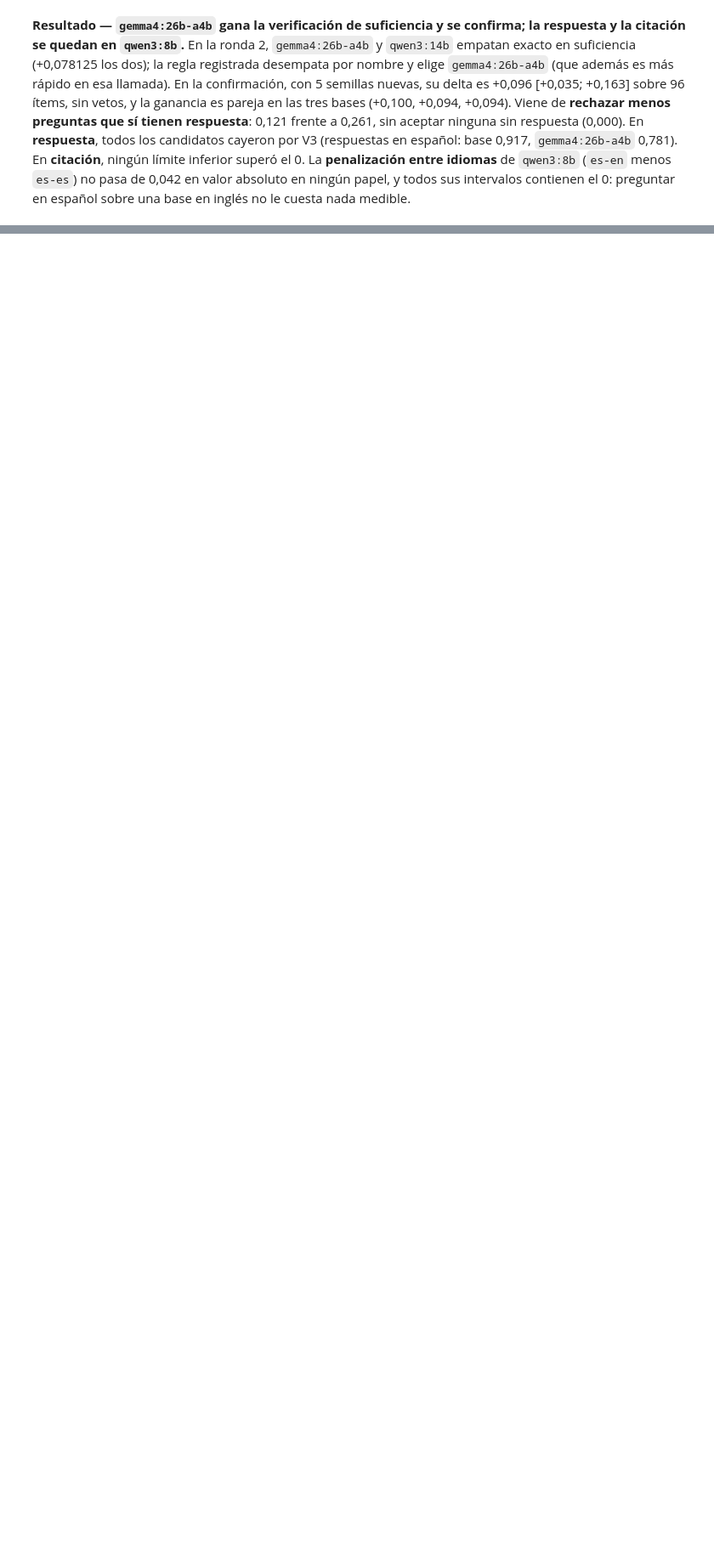
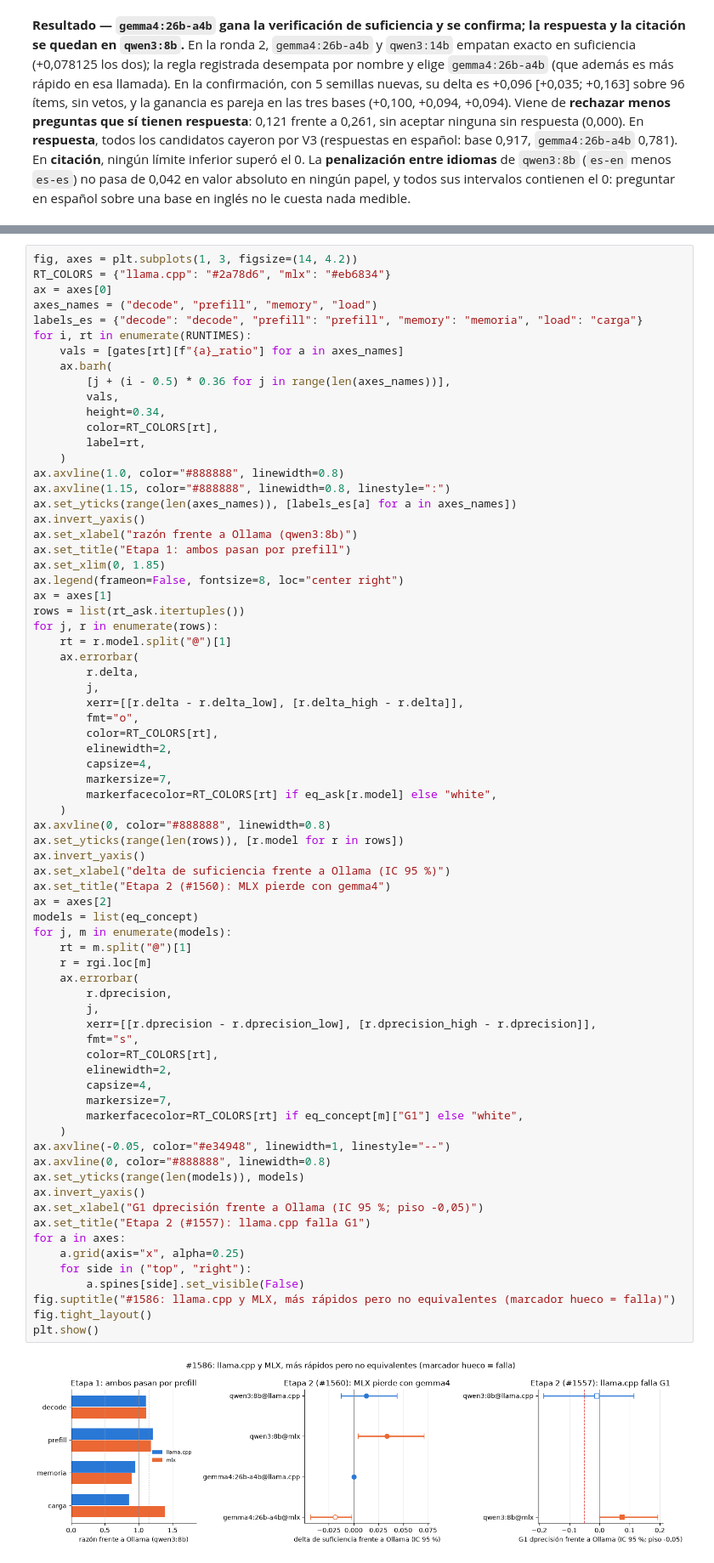
Before and after one commit to jasonssdev/mcd-afg, a Jupyter notebook: notebooks/21-jss-extraccion-de-conceptos-openkos.ipynb, the cells around one changed output, grey strips where cells are left out. Shown at 85% size. Drawn from its saved outputs; the diff is of its cells as text; blank space fills up the shorter version.

```diff
--- a/notebooks/21-jss-extraccion-de-conceptos-openkos.ipynb
+++ b/notebooks/21-jss-extraccion-de-conceptos-openkos.ipynb
@@ -1520,0 +1807,74 @@ openkos #1583, y luego se vuelve a medir la respuesta.
+# %%
+fig, axes = plt.subplots(1, 3, figsize=(14, 4.2))
+RT_COLORS = {"llama.cpp": "#2a78d6", "mlx": "#eb6834"}
+ax = axes[0]
+axes_names = ("decode", "prefill", "memory", "load")
+labels_es = {"decode": "decode", "prefill": "prefill", "memory": "memoria", "load": "carga"}
+for i, rt in enumerate(RUNTIMES):
+    vals = [gates[rt][f"{a}_ratio"] for a in axes_names]
+    ax.barh(
+        [j + (i - 0.5) * 0.36 for j in range(len(axes_names))],
+        vals,
+        height=0.34,
+        color=RT_COLORS[rt],
+        label=rt,
+    )
+ax.axvline(1.0, color="#888888", linewidth=0.8)
+ax.axvline(1.15, color="#888888", linewidth=0.8, linestyle=":")
+ax.set_yticks(range(len(axes_names)), [labels_es[a] for a in axes_names])
+ax.invert_yaxis()
+ax.set_xlabel("razón frente a Ollama (qwen3:8b)")
+ax.set_title("Etapa 1: ambos pasan por prefill")
+ax.set_xlim(0, 1.85)
+ax.legend(frameon=False, fontsize=8, loc="center right")
+ax = axes[1]
+rows = list(rt_ask.itertuples())
+for j, r in enumerate(rows):
+    rt = r.model.split("@")[1]
+    ax.errorbar(
+        r.delta,
+        j,
+        xerr=[[r.delta - r.delta_low], [r.delta_high - r.delta]],
+        fmt="o",
+        color=RT_COLORS[rt],
+        elinewidth=2,
+        capsize=4,
+        markersize=7,
+        markerfacecolor=RT_COLORS[rt] if eq_ask[r.model] else "white",
+    )
+ax.axvline(0, color="#888888", linewidth=0.8)
+ax.set_yticks(range(len(rows)), [r.model for r in rows])
+ax.invert_yaxis()
+ax.set_xlabel("delta de suficiencia frente a Ollama (IC 95 %)")
+ax.set_title("Etapa 2 (#1560): MLX pierde con gemma4")
+ax = axes[2]
+models = list(eq_concept)
+for j, m in enumerate(models):
+    rt = m.split("@")[1]
+    r = rgi.loc[m]
+    ax.errorbar(
+        r.dprecision,
+        j,
+        xerr=[[r.dprecision - r.dprecision_low], [r.dprecision_high - r.dprecision]],
+        fmt="s",
+        color=RT_COLORS[rt],
+        elinewidth=2,
+        capsize=4,
+        markersize=7,
+        markerfacecolor=RT_COLORS[rt] if eq_concept[m]["G1"] else "white",
+    )
+ax.axvline(-0.05, color="#e34948", linewidth=1, linestyle="--")
+ax.axvline(0, color="#888888", linewidth=0.8)
+ax.set_yticks(range(len(models)), models)
+ax.invert_yaxis()
+ax.set_xlabel("G1 dprecisión frente a Ollama (IC 95 %; piso -0,05)")
+ax.set_title("Etapa 2 (#1557): llama.cpp falla G1")
+for a in axes:
+    a.grid(axis="x", alpha=0.25)
+    for side in ("top", "right"):
+        a.spines[side].set_visible(False)
+fig.suptitle("#1586: llama.cpp y MLX, más rápidos pero no equivalentes (marcador hueco = falla)")
+fig.tight_layout()
+plt.show()
+# %% [output]
+[figure, added]
```
Also changed, not shown: parts of 18 cells of this notebook, 1 other file.
